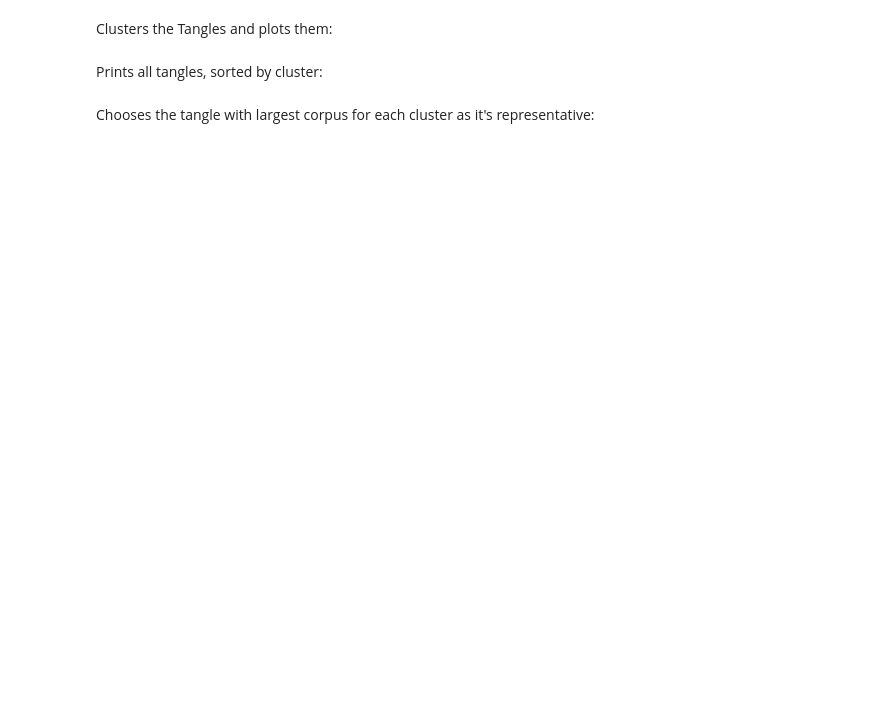
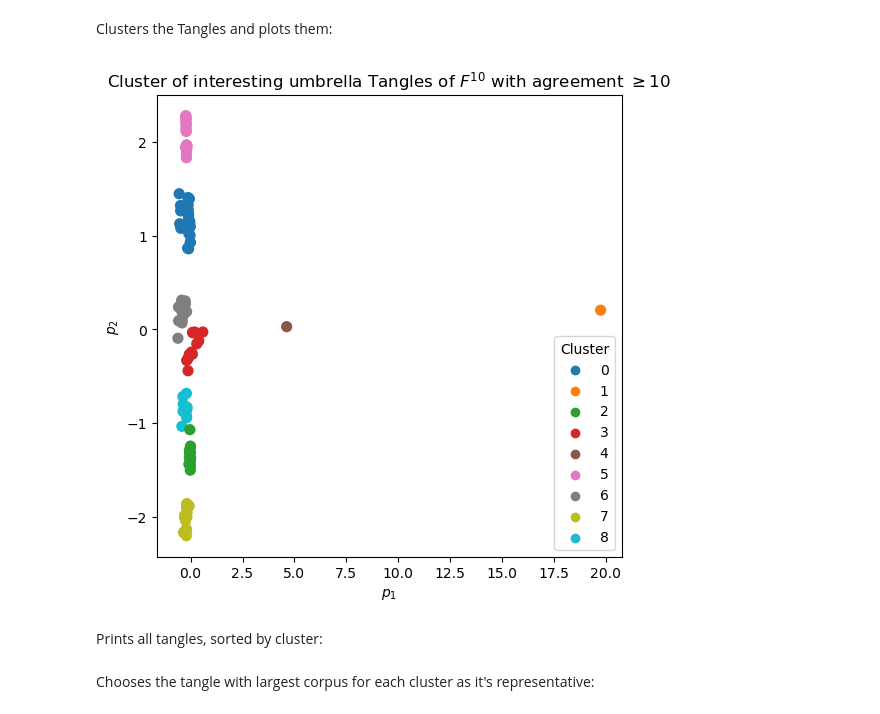
Before and after one commit to ocked/movie-genre-tangles, a Jupyter notebook: scripts_notebooks/4_2_tst_F10_exploration.ipynb, the cells around one changed output. Cells and saved outputs as stored; diff of their text form; code cells hidden in the pictures; blank space fills up the shorter version.

```diff
--- a/scripts_notebooks/4_2_tst_F10_exploration.ipynb
+++ b/scripts_notebooks/4_2_tst_F10_exploration.ipynb
@@ -117,19 +132,22 @@ print("For", k_values[np.argmax(silhouette_scores)], "clusters we get the best a
 # %% [markdown]
 Clusters the Tangles and plots them:
 # %%
-kmeans = KMeans(n_clusters=10, random_state=42)
+kmeans = KMeans(n_clusters=9, random_state=42)
 pca_df['Cluster'] = kmeans.fit_predict(pca_df[['PC1', 'PC2']])
 
 plt.figure(figsize=(6,6))
 scatter = plt.scatter(pca_df['PC1'], pca_df['PC2'], c=pca_df['Cluster'], cmap = cm.tab10, s=50)
-plt.title(r'Cluster of interesting umbrella Tangles of $F^3$ with agreement $\geq 3$')
+plt.title(r'Cluster of interesting umbrella Tangles of $F^{10}$ with agreement $\geq 10$')
 plt.xlabel('$p_1$')
 plt.ylabel('$p_2$')
 
-for i in range(10):
-    plt.scatter([], [], c=[cm.tab10(plt.Normalize(0, 9)(i))], label=str(i))
+for i in range(9):
+    plt.scatter([], [], c=[cm.tab10(plt.Normalize(0, 8)(i))], label=str(i))
 plt.legend(title='Cluster', loc='best')
-#plt.savefig('/home/ocke/Documents/BA-Tangles/tex/images/cluster_ag3.png', bbox_inches='tight')
+#plt.savefig('/home/ocke/Documents/BA-Tangles/tex/images/cluster_ag10.png', bbox_inches='tight')
+plt.show()
+# %% [output]
+[figure, added]
 # %% [markdown]
 Prints all tangles, sorted by cluster:
 # %%
```
Also changed, not shown: parts of 32 cells of this notebook, 2 other files.
